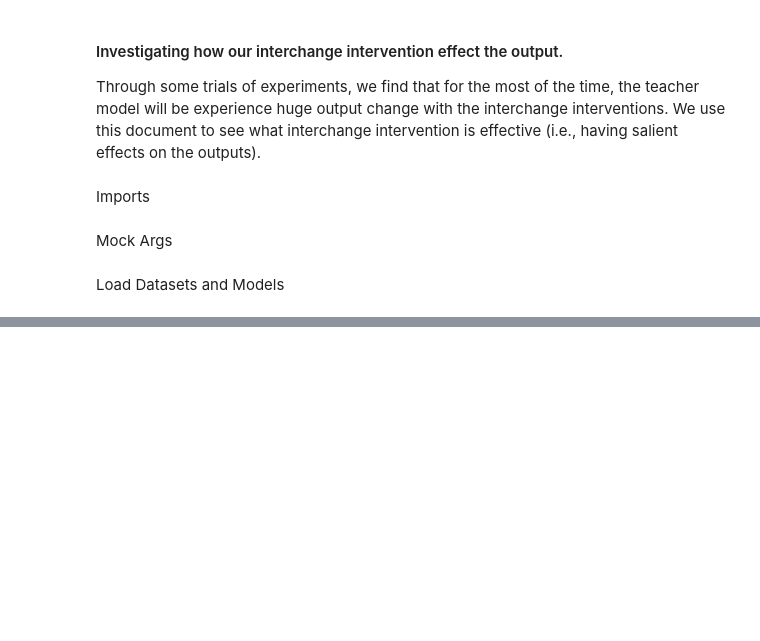
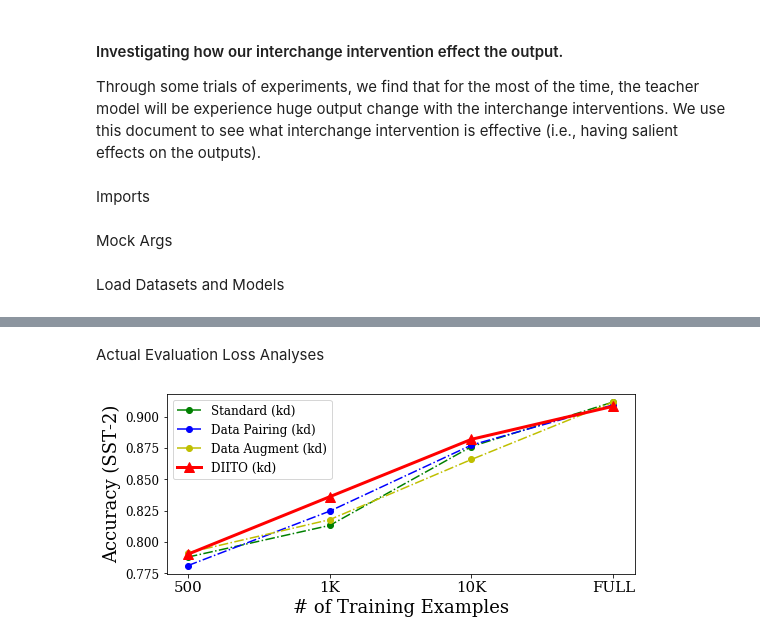
Before and after one commit to frankaging/Causal-Distill-XXS, a Jupyter notebook: Distillation-Effects.ipynb, the cells around one changed output, grey strips where cells are left out. Saved outputs shown, nothing was run; the diff lists cells and outputs as text; code cells hidden in the pictures; blank space fills up the shorter version.

```diff
--- a/Distillation-Effects.ipynb
+++ b/Distillation-Effects.ipynb
@@ -193,0 +311,32 @@ distiller = TaskSpecificCausalDistiller(
+# %% [markdown]
+Actual Evaluation Loss Analyses
+# %%
+sst2_perf = [[0.7878, 0.8131, 0.8761, 0.9117],
+[0.7810, 0.8245, 0.8773, 0.9094],
+[0.7913, 0.8177, 0.8658, 0.9117],
+[0.7901, 0.8360, 0.8819, 0.9083]]
+method = ["kd", "DP.kd", "DA.kd", "DIITO.kd"]
+kd = sst2_perf[0]
+DP_kd = sst2_perf[1]
+DA_kd = sst2_perf[2]
+DIITO_kd = sst2_perf[3]
+
+plt.rcParams["font.family"] = "DejaVu Serif"
+font = {'family' : 'DejaVu Serif',
+        'size'   : 12}
+plt.rc('font', **font)
+with plt.rc_context({'axes.edgecolor':'black', 'xtick.color':'black', 'ytick.color':'black', 'figure.facecolor':'white'}):
+    fig = plt.figure(figsize=(6.5, 2.5))
+    ax = fig.add_axes([0,0,1,1])
+    plt.plot(kd, '-.go', label='Standard (kd)')
+    plt.plot(DP_kd, '-.bo', label='Data Pairing (kd)')
+    plt.plot(DA_kd, '-.yo', label='Data Augment (kd)')
+    plt.plot(DIITO_kd, '-r^', label='DIITO (kd)', linewidth=3, markersize=10)
+    plt.ylabel("Accuracy (SST-2)", fontsize=18)
+    plt.xlabel("# of Training Examples", fontsize=18)
+    ax.set_xticks([0, 1, 2, 3])
+    ax.set_xticklabels(["500", "1K", "10K", "FULL"], fontsize=15)
+    plt.legend()
+    plt.savefig("./figures/diito_few_shots_sst2.png",dpi=1000, bbox_inches='tight')
+# %% [output]
+[figure, added]
```
Also changed, not shown: parts of 9 cells of this notebook, 3 other files.
